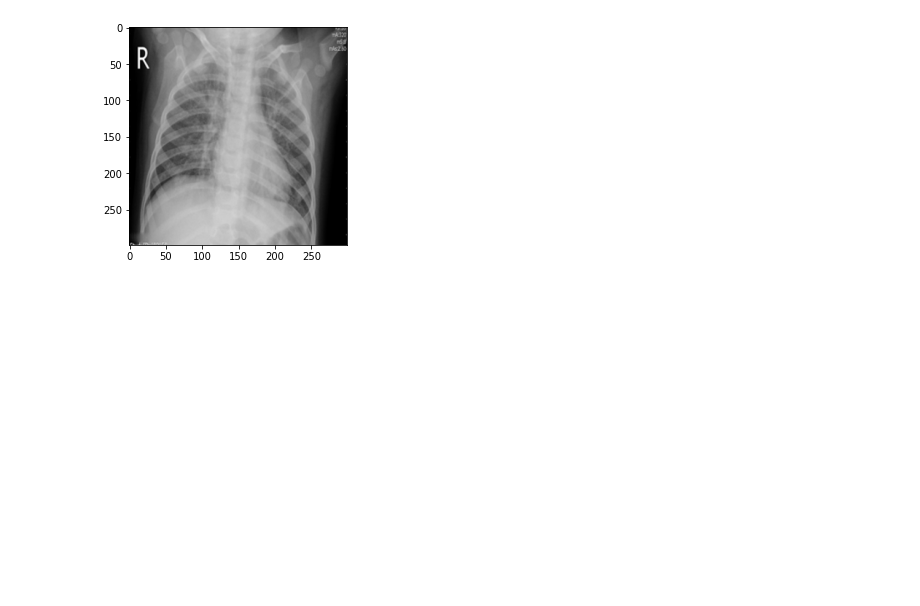
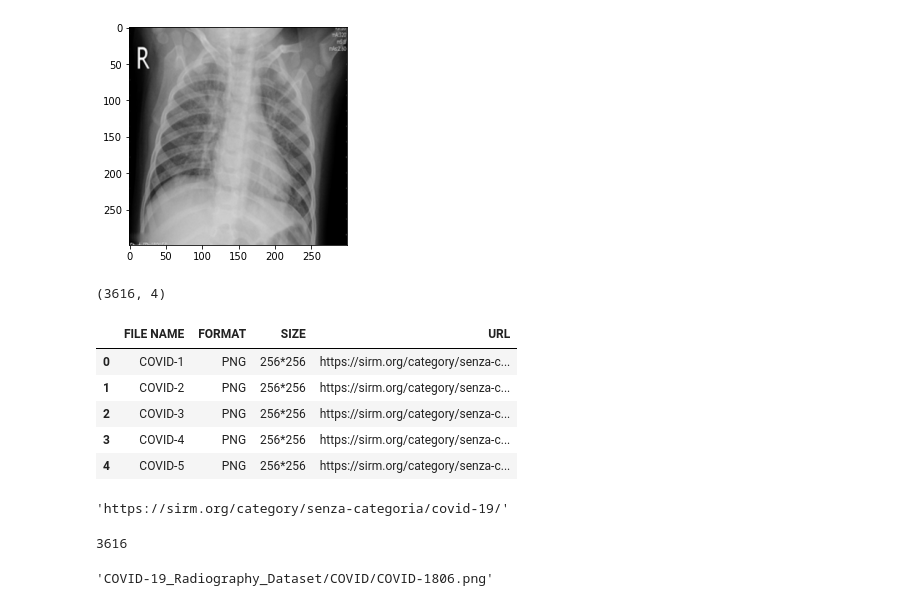
Before and after one commit to brainmentorspvtltd/MSIT_ML_Dec_21, a Jupyter notebook: CovidXRayClassification.ipynb, the cells around one changed output. Drawn from its saved outputs; the diff is of its cells as text; code cells hidden in the pictures; blank space fills up the shorter version.

```diff
--- a/CovidXRayClassification.ipynb
+++ b/CovidXRayClassification.ipynb
@@ -64,0 +67,19 @@ plt.imshow(penumonia)
+# %%
+df = pd.read_excel('COVID-19_Radiography_Dataset/COVID.metadata.xlsx')
+# %%
+df.shape
+# %% [output]
+(3616, 4)
+# %%
+df.head()
+# %% [output]
+|  | FILE NAME | FORMAT | SIZE | URL |
+| 0 | COVID-1 | PNG | 256*256 | https://sirm.org/category/senza-c... |
+| 1 | COVID-2 | PNG | 256*256 | https://sirm.org/category/senza-c... |
+| 2 | COVID-3 | PNG | 256*256 | https://sirm.org/category/senza-c... |
+| 3 | COVID-4 | PNG | 256*256 | https://sirm.org/category/senza-c... |
+| 4 | COVID-5 | PNG | 256*256 | https://sirm.org/category/senza-c... |
+# %%
+df['URL'][0]
+# %% [output]
+'https://sirm.org/category/senza-categoria/covid-19/'
@@ -64,0 +90,8 @@ plt.imshow(penumonia)
+# %%
+len(covid_images_urls)
+# %% [output]
+3616
+# %%
+covid_images_urls[0]
+# %% [output]
+'COVID-19_Radiography_Dataset/COVID/COVID-1806.png'
```
Also changed, not shown: parts of 32 cells of this notebook.
